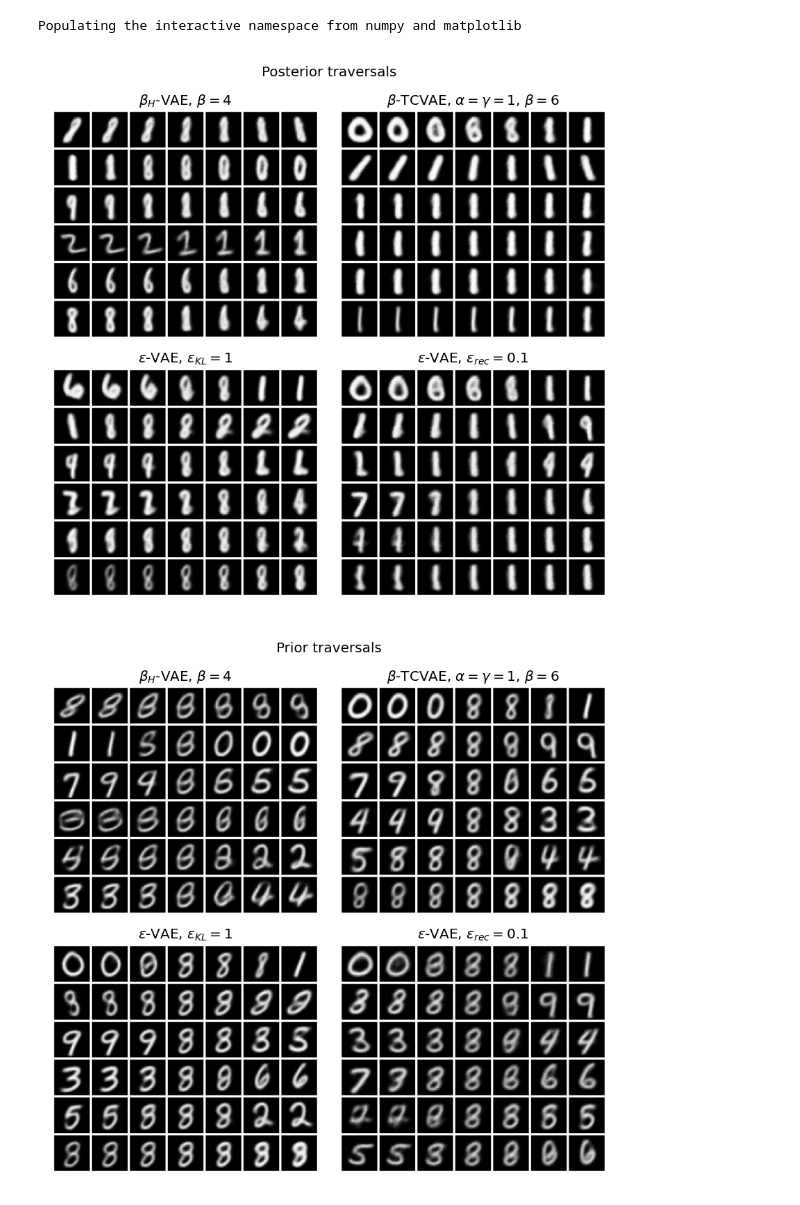
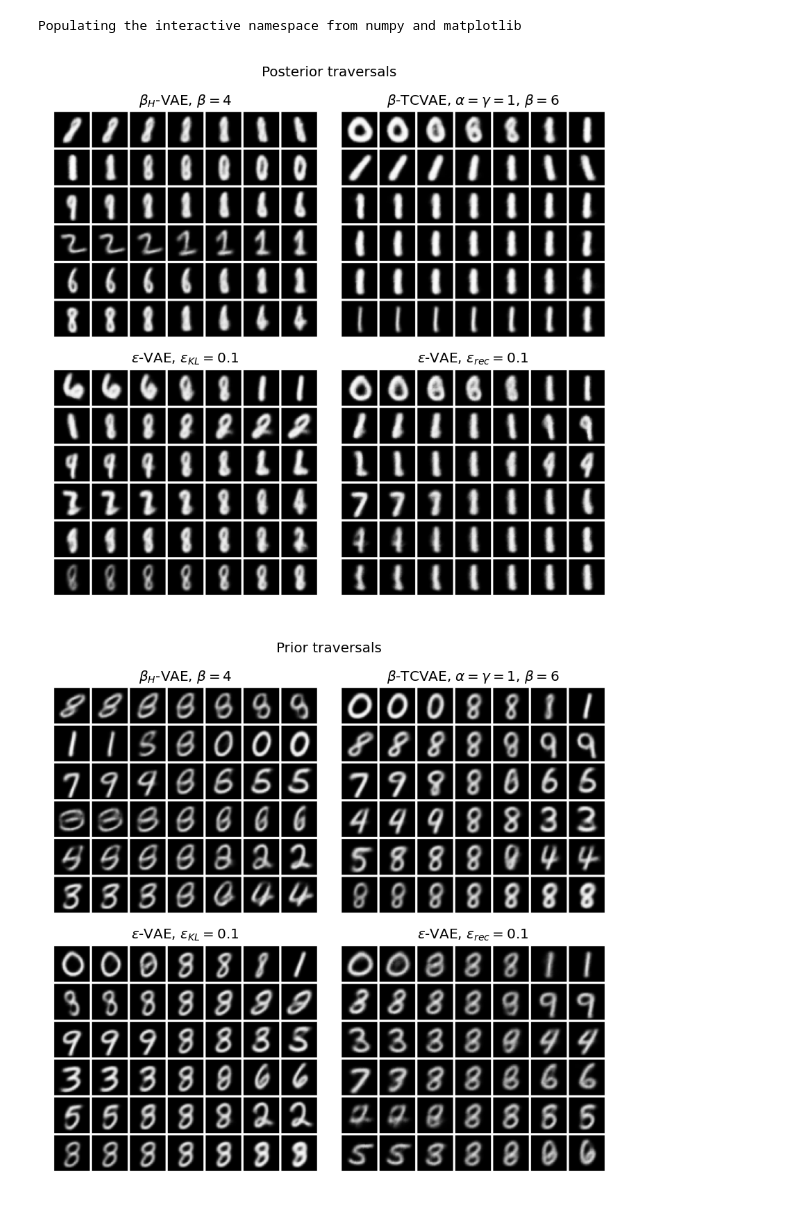
Before and after one commit to kuangdai/disentangling-vae, a Jupyter notebook: e_vae_proj/qualitative/mnist/traversals.ipynb, the cells around one changed output. Cells and saved outputs as stored; diff of their text form; code cells hidden in the pictures.

Commit message:
traversal comparison images

```diff
--- a/e_vae_proj/qualitative/mnist/traversals.ipynb
+++ b/e_vae_proj/qualitative/mnist/traversals.ipynb
@@ -41,31 +41,31 @@ evae_rec_rec_traverse = mpimg.imread(main_path / 'results' / 'evae_mnist' / 'rec
 # %%
 fig, axs = plt.subplots(nrows=2, ncols=2, dpi=200, facecolor='w', tight_layout=True)
 plt.subplots_adjust(wspace=-.2)
 
 ax = axs[0,0]
 ax.imshow(bvae_posterior_traversals)
 ax.axis('off')
 ax.set_title(r'$\beta_{H}$-VAE, $\beta = $4')
 
 ax = axs[0,1]
 ax.imshow(btcvae_posterior_traversals)
 ax.axis('off')
 ax.set_title(r'$\beta$-TCVAE, $\alpha = \gamma = $1, $\beta = $6')
 
 ax = axs[1,0]
 ax.imshow(evae_kl_posterior_traversals)
 ax.axis('off')
-ax.set_title(r'$\epsilon$-VAE, $\epsilon_{KL} = $1')
+ax.set_title(r'$\epsilon$-VAE, $\epsilon_{KL} = $0.1')
 
 ax = axs[1,1]
 ax.imshow(evae_rec_posterior_traversals)
 ax.axis('off')
 ax.set_title(r'$\epsilon$-VAE, $\epsilon_{rec} = $0.1')
 
 fig.suptitle('Posterior traversals')
 plt.savefig('posterior-travers-compare.png', tight_layout=True)
 # %% [output]
-[figure, old version]
+[figure, new version]
 # %%
 fig, axs = plt.subplots(nrows=2, ncols=2, dpi=200, facecolor='w', tight_layout=True)
 plt.subplots_adjust(wspace=-.2)
@@ -83,7 +83,7 @@ ax.set_title(r'$\beta$-TCVAE, $\alpha = \gamma = $1, $\beta = $6')
 ax = axs[1,0]
 ax.imshow(evae_kl_prior_traversals)
 ax.axis('off')
-ax.set_title(r'$\epsilon$-VAE, $\epsilon_{KL} = $1')
+ax.set_title(r'$\epsilon$-VAE, $\epsilon_{KL} = $0.1')
 
 ax = axs[1,1]
 ax.imshow(evae_rec_prior_traversals)
@@ -93,4 +93,4 @@ ax.set_title(r'$\epsilon$-VAE, $\epsilon_{rec} = $0.1')
 fig.suptitle('Prior traversals')
 plt.savefig('prior-travers-compare.png', tight_layout=True)
 # %% [output]
-[figure, old version]
+[figure, new version]
```
Also changed, not shown: parts of 1 cell of this notebook, 3 other files.
